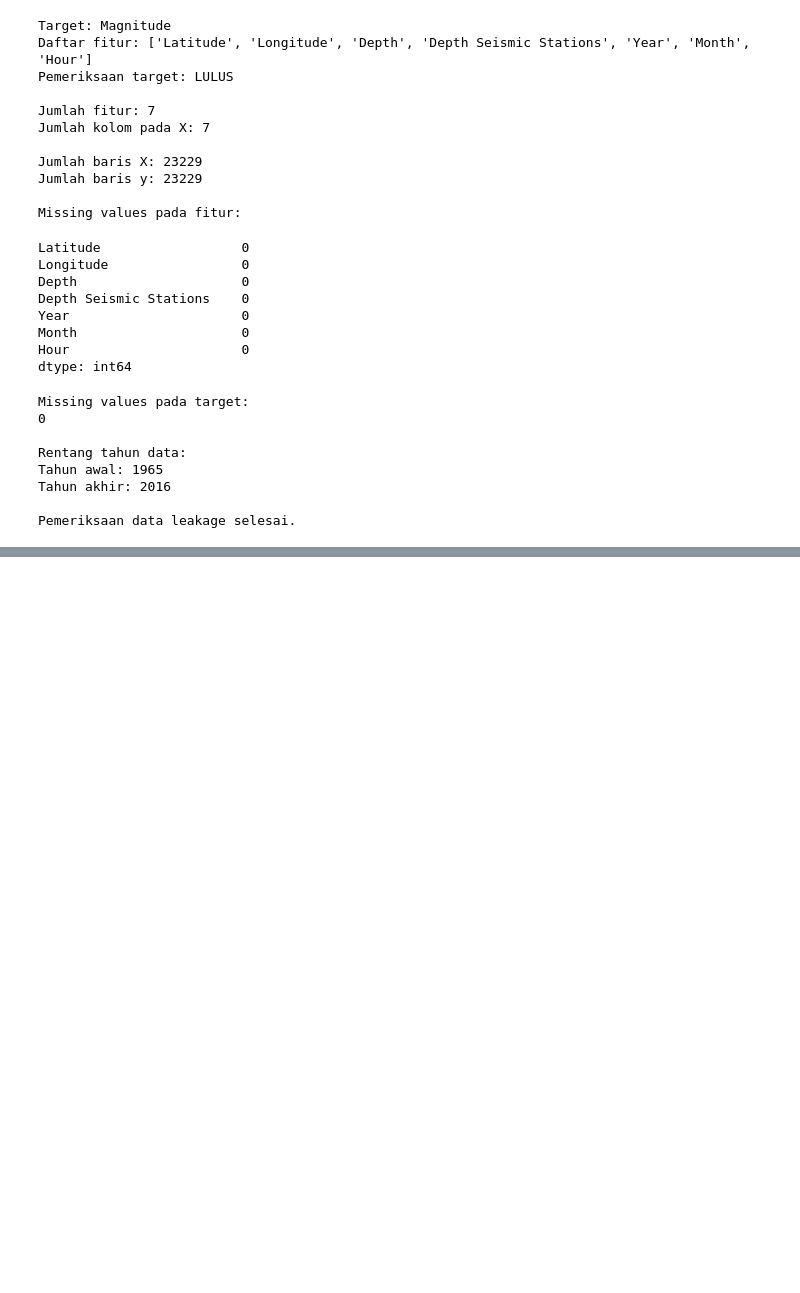
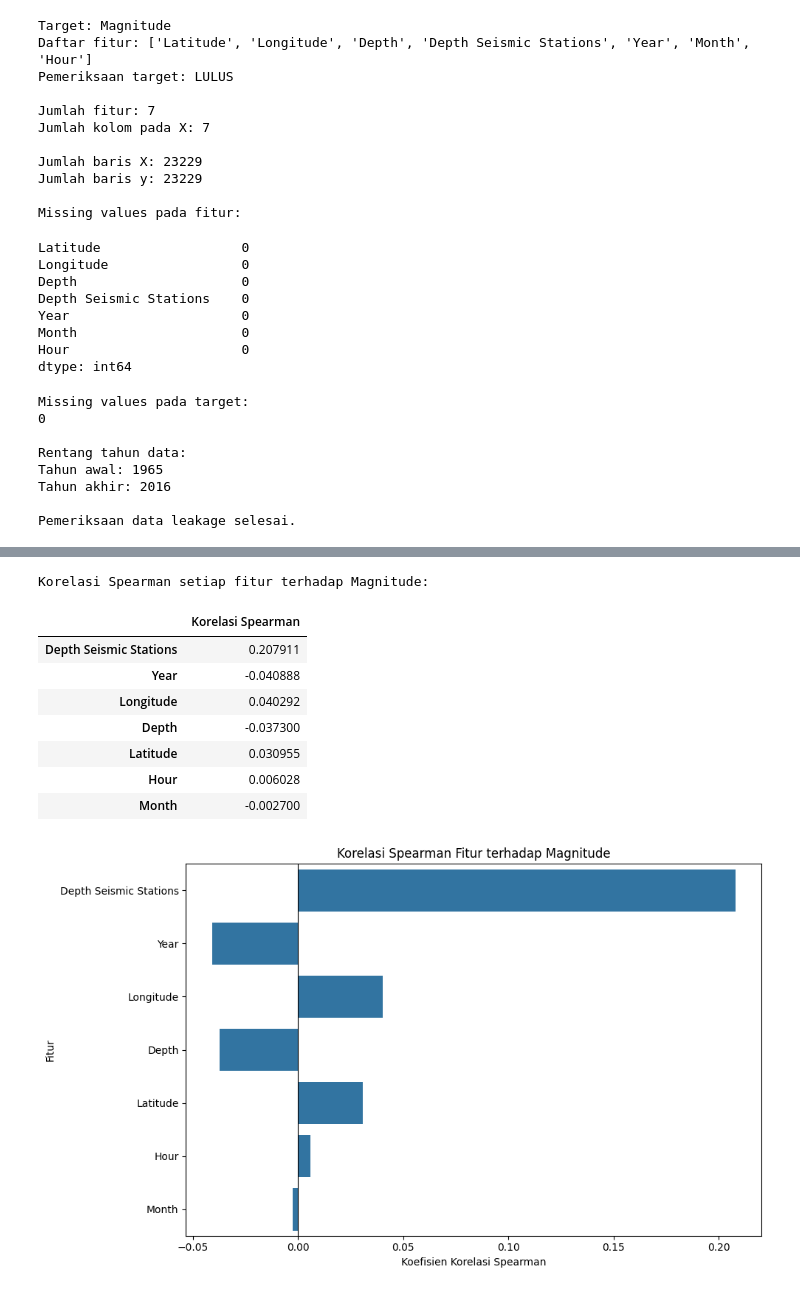
Before and after one commit to Marseng10/Data-Scince_Project, a Jupyter notebook: Analisis Pola dan PrediksiMagnitudoGempaBumi.ipynb, the cells around one changed output, grey strips where cells are left out. Cells and saved outputs as stored; diff of their text form; code cells hidden in the pictures; blank space fills up the shorter version.

```diff
--- a/Analisis Pola dan PrediksiMagnitudoGempaBumi.ipynb
+++ b/Analisis Pola dan PrediksiMagnitudoGempaBumi.ipynb
@@ -1334,0 +1375,67 @@ Jelaskan metode korelasi yang digunakan, hubungan fitur dengan Magnitude, serta
+# %%
+# C.4.2 Analisis Korelasi dan Multikolinearitas
+
+import matplotlib.pyplot as plt
+import seaborn as sns
+
+# Menentukan fitur dan target
+fitur_awal = [
+    "Latitude",
+    "Longitude",
+    "Depth",
+    "Depth Seismic Stations",
+    "Year",
+    "Month",
+    "Hour"
+]
+
+target = "Magnitude"
+
+# Menghitung korelasi Spearman
+korelasi_target = data_clean[fitur_awal + [target]].corr(
+    method="spearman"
+)[target].drop(target)
+
+# Mengurutkan korelasi berdasarkan nilai absolut
+korelasi_target = korelasi_target.reindex(
+    korelasi_target.abs().sort_values(ascending=False).index
+)
+
+# Menampilkan hasil korelasi
+print("Korelasi Spearman setiap fitur terhadap Magnitude:")
+display(
+    korelasi_target.to_frame(name="Korelasi Spearman")
+)
+
+# Visualisasi korelasi fitur terhadap target
+plt.figure(figsize=(10, 6))
+
+sns.barplot(
+    x=korelasi_target.values,
+    y=korelasi_target.index
+)
+
+plt.axvline(x=0, color="black", linewidth=0.8)
+plt.title("Korelasi Spearman Fitur terhadap Magnitude")
+plt.xlabel("Koefisien Korelasi Spearman")
+plt.ylabel("Fitur")
+plt.tight_layout()
+
+plt.savefig(
+    "gambar_korelasi_fitur_magnitude.png",
+    dpi=300,
+    bbox_inches="tight"
+)
+
+plt.show()
+# %% [output]
+Korelasi Spearman setiap fitur terhadap Magnitude:
+|  | Korelasi Spearman |
+| Depth Seismic Stations | 0.207911 |
+| Year | -0.040888 |
+| Longitude | 0.040292 |
+| Depth | -0.037300 |
+| Latitude | 0.030955 |
+| Hour | 0.006028 |
+| Month | -0.002700 |
+[figure, added]
```
Also changed, not shown: parts of 12 cells of this notebook, 3 other files.
